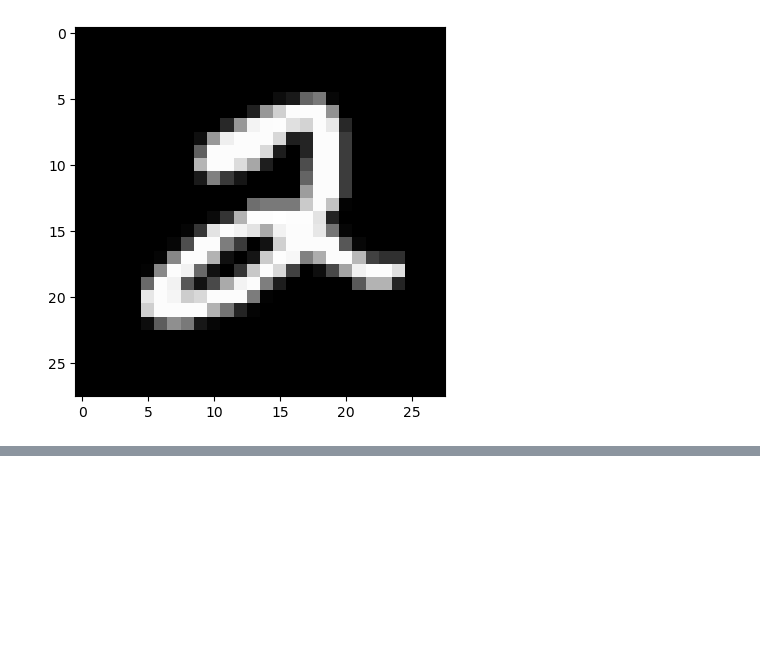
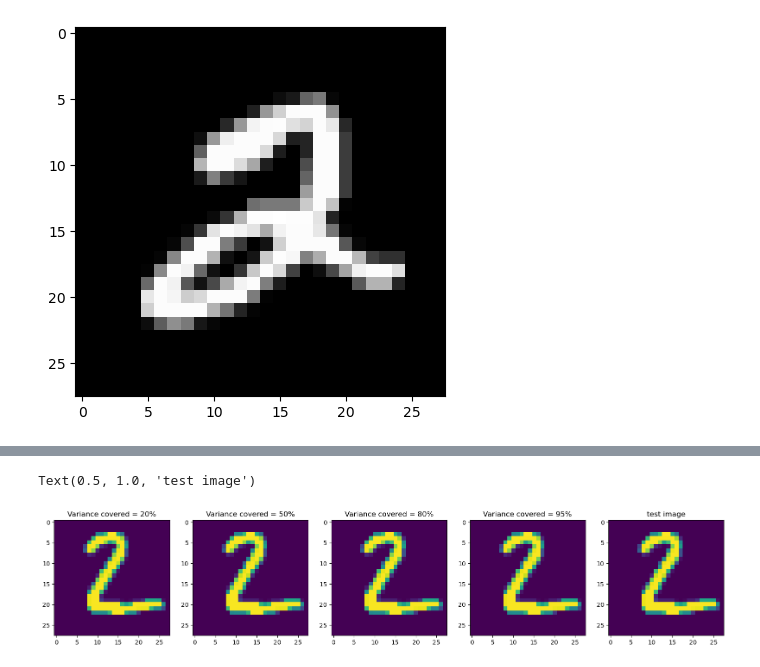
Before and after one commit to alokg-812/IIT-Madras, a Jupyter notebook: MLTechniques/Week1/pca_on_real_world_dataset.ipynb, the cells around one changed output, grey strips where cells are left out. Drawn from its saved outputs; the diff is of its cells as text; code cells hidden in the pictures; blank space fills up the shorter version.

```diff
--- a/MLTechniques/Week1/pca_on_real_world_dataset.ipynb
+++ b/MLTechniques/Week1/pca_on_real_world_dataset.ipynb
@@ -39,0 +82,44 @@ plt.imshow(img, cmap='gray');
+# %%
+def reconstruct(C, test_image, thresh):
+    eigval, eigvec = np.linalg.eigh(C)
+    eigval = list (reversed (eigval))
+    tot = sum(eigval)
+    K = len(eigval)
+    for k in range(len(eigval)):
+        if sum(eigval[: k+1]) / tot > thresh:
+            k = k + 1
+            break
+    W = eigvec[:, -K:]
+    coeff = test_image @ W
+    return W@coeff
+
+plt.figure(figsize=(20,20))
+#0.20
+recon_image = reconstruct(C, test_image, 0.20)
+plt.subplot(1, 5, 1)
+plt.imshow(recon_image.reshape(28, 28))
+plt.title("Variance covered = 20%")
+#0.5
+recon_image = reconstruct(C, test_image, 0.50)
+plt.subplot(1, 5, 2)
+plt.imshow(recon_image.reshape(28, 28))
+plt.title("Variance covered = 50%")
+#0.80
+recon_image = reconstruct(C, test_image, 0.80)
+plt.subplot(1, 5, 3)
+plt.imshow(recon_image.reshape(28, 28))
+plt.title("Variance covered = 80%")
+#0.95
+recon_image = reconstruct(C, test_image, 0.95)
+plt.subplot(1, 5, 4)
+plt.imshow(recon_image.reshape(28, 28))
+plt.title("Variance covered = 95%")
+
+# original mean subtracted image
+test_image = np.float64(test_image) - X.mean(axis=1)
+plt.subplot(1,5,5)
+plt.imshow(recon_image.reshape(28,28))
+plt.title("test image")
+# %% [output]
+Text(0.5, 1.0, 'test image')
+[figure, added]
```
Also changed, not shown: parts of 10 cells of this notebook.
